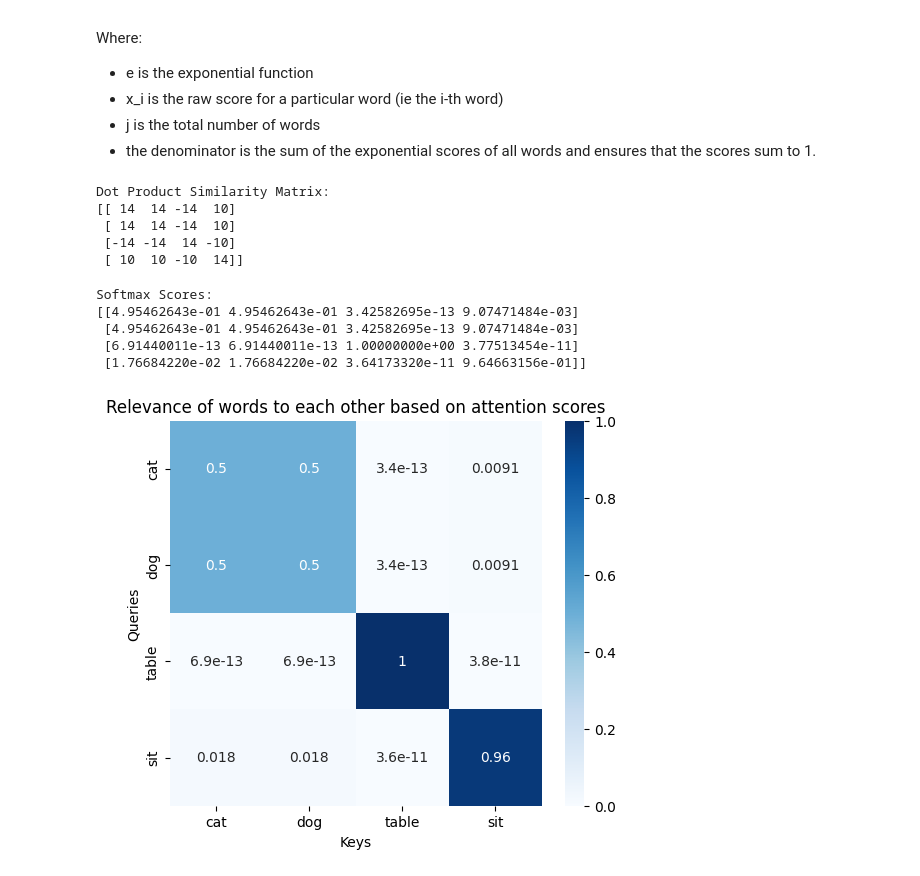
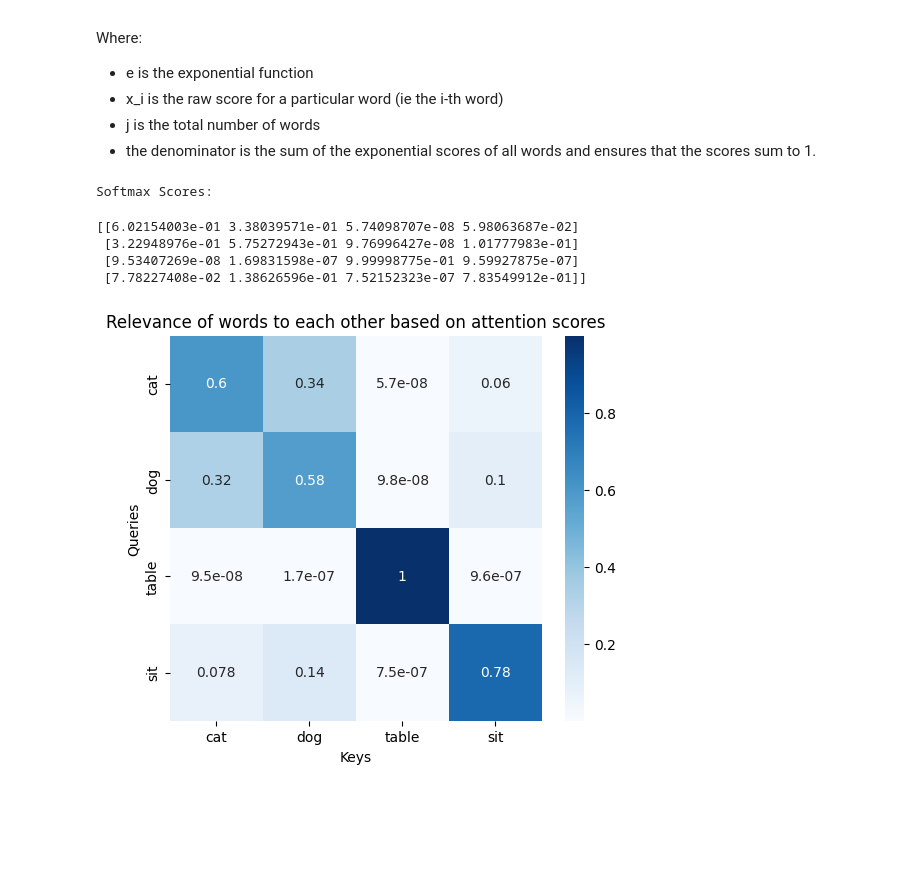
Before and after one commit to The-Advanced-Intelligence-Makers/DeepseekAI-101, a Jupyter notebook: Week 1_Foundations of Transformers and Pretraining/Day 1_Introduction to Transformers/01_Implement self-attention.ipynb, the cells around one changed output. Cells and saved outputs as stored; diff of their text form; code cells hidden in the pictures; blank space fills up the shorter version.

Commit message:
putting it all together for self attention

```diff
--- a/Week 1_Foundations of Transformers and Pretraining/Day 1_Introduction to Transformers/01_Implement self-attention.ipynb
+++ b/Week 1_Foundations of Transformers and Pretraining/Day 1_Introduction to Transformers/01_Implement self-attention.ipynb
@@ -43,7 +44,7 @@ def compute_attention_scores(Q, K):
 
 # Example to demonstrate dot product and similarity
 cat = np.array([1, 2, 3])
-dog = np.array([1, 2, 3]) # Similar to cat (animals, pets, mammals) (High Similarity)
+dog = np.array([1, 3, 2]) # Similar to cat (animals, pets, mammals) (High Similarity)
 table = np.array([-1, -2, -3]) # Very different from cat (objects, furniture) (Low Similarity)
 sit = np.array([3, 2, 1]) # somewhat related to cat (actions, verbs) (Medium Similarity)
 
@@ -58,0 +89,10 @@ cat · sit (Different Direction - Medium Similarity): 10
+# %%
+def compute_scaled_attention_scores(Q, K, d_k):
+    # return np.dot(Q, K.T) / np.sqrt(d_k)  # Apply scaling factor
+    return np.dot(Q, K.T) * (1/np.sqrt(d_k))  # Apply scaling factor
+# %%
+scaled_scores = compute_scaled_attention_scores(word_vectors, word_vectors, d_k=3)
+print(f"unscaled attention scores: \n{scores_unscaled}")
+
+
+print(f"Scaled Attention Scores: \n{scaled_scores}")
@@ -80,36 +131,24 @@ def softmax(attention_scores):
 
     exp_x = np.exp(attention_scores - np.max(attention_scores))  # Subtract maximium value of x to prevent overflow
     return exp_x / np.sum(exp_x,axis=1, keepdims=True)  # Compute softmax values for each sets of scores in attention_scores
-# %%
-word_vectors = np.array([cat, dog, table, sit])
-words = ['cat', 'dog', 'table', 'sit']
-scores = compute_attention_scores(word_vectors, word_vectors)
-
-print("Dot Product Similarity Matrix:")
-print(scores)
-# %% [output]
-Dot Product Similarity Matrix:
-[[ 14  14 -14  10]
- [ 14  14 -14  10]
- [-14 -14  14 -10]
- [ 10  10 -10  14]]
 # %%
+scores = scaled_scores
 softmax_scores = softmax(scores)
 print("\nSoftmax Scores:")
 print(softmax_scores)
 
 
 # Plot similarity grid
 plt.figure(figsize=(6, 5))
 sns.heatmap(softmax_scores, annot=True, cmap="Blues", xticklabels=words, yticklabels=words, cbar=True)
 plt.xlabel("Keys")
 plt.ylabel("Queries")
 plt.title("Relevance of words to each other based on attention scores")
 plt.show()
 # %% [output]
 Softmax Scores:
-[[4.95462643e-01 4.95462643e-01 3.42582695e-13 9.07471484e-03]
- [4.95462643e-01 4.95462643e-01 3.42582695e-13 9.07471484e-03]
- [6.91440011e-13 6.91440011e-13 1.00000000e+00 3.77513454e-11]
- [1.76684220e-02 1.76684220e-02 3.64173320e-11 9.64663156e-01]]
+[[6.02154003e-01 3.38039571e-01 5.74098707e-08 5.98063687e-02]
+ [3.22948976e-01 5.75272943e-01 9.76996427e-08 1.01777983e-01]
+ [9.53407269e-08 1.69831598e-07 9.99998775e-01 9.59927875e-07]
+ [7.78227408e-02 1.38626596e-01 7.52152323e-07 7.83549912e-01]]
-[figure, old version]
+[figure, new version]
```
Also changed, not shown: parts of 15 cells of this notebook.
